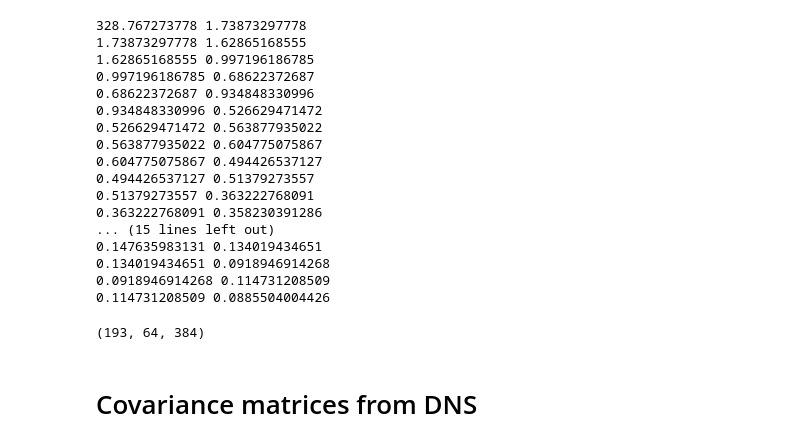
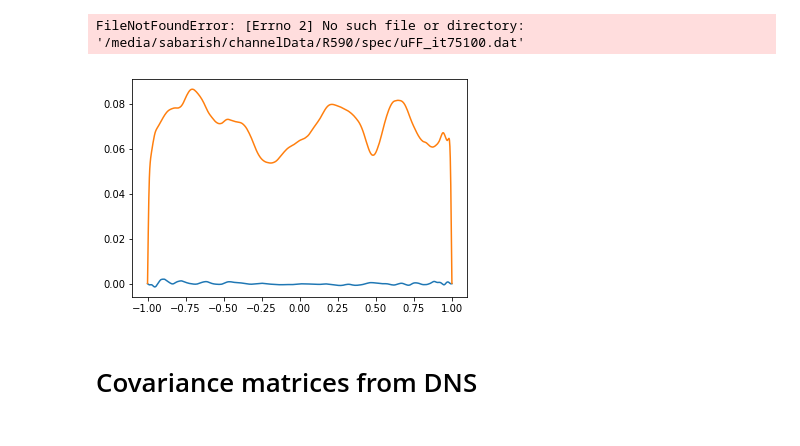
Before and after one commit to saba-vadarevu/Linear-Coherent-Structures-in-Channel-flows, a Jupyter notebook: library/statisticCompletion.ipynb, the cells around one changed output. Saved outputs shown, nothing was run; the diff lists cells and outputs as text; code cells hidden in the pictures.

```diff
--- a/library/statisticCompletion.ipynb
+++ b/library/statisticCompletion.ipynb
@@ -17,43 +76,26 @@ libDir = '/home/svadarevu/gitwork/linear/library/'
 os.chdir(libDir)
 %run test_minimize.py
 os.chdir(specDataDir)
-# %%
-os.chdir()
-tRange = np.arange(40000, 75000,500)
-uFiles = ['uFF_it%s.dat'%t for t in tRange]
-U = np.zeros(384)
-for fInd in range(len(uFiles)):
-    uff = miscUtil.bin2arr(uFiles[fInd])
-    U += np.real(uff[0,0])
-U = U/len(uFiles)
-np.save('')
-# %%
-os.chdir(specDataDir)
-uff = miscUtil.bin2arr('uFF_it64850.dat')
-for l in range(31):
-    print(np.linalg.norm(np.conj(uff[l,0]) ),np.linalg.norm(np.conj(uff[97+l,0]) ))
-# %% [output]
-328.767273778 1.73873297778
-1.73873297778 1.62865168555
-1.62865168555 0.997196186785
-0.997196186785 0.68622372687
-0.68622372687 0.934848330996
-0.934848330996 0.526629471472
-0.526629471472 0.563877935022
-0.563877935022 0.604775075867
-0.604775075867 0.494426537127
-0.494426537127 0.51379273557
-0.51379273557 0.363222768091
-0.363222768091 0.358230391286
-... (15 lines left out)
-0.147635983131 0.134019434651
-0.134019434651 0.0918946914268
-0.0918946914268 0.114731208509
-0.114731208509 0.0885504004426
-# %%
-uff.shape
-# %% [output]
-(193, 64, 384)
+# %%
+uff0 = miscUtil.bin2arr(specDataDir+'uFF_it45000.dat')
+uffRealSum = uff0.copy().real
+uffAbsSum = np.abs(uff0.copy())
+for t in range(45500,75500,100):
+    uff = miscUtil.bin2arr(specDataDir+'uFF_it%d.dat'%t)
+    uffRealSum += uff.real
+    uffAbsSum += np.abs(uff)
+uffRealSum = uffRealSum/301.
+uffAbsSum  = uffAbsSum/301.
+z = pseudo.chebdif(386,1)[0][1:-1]
+#plt.plot(z, uffRealSum, z, uffAbsSum)
+#plt.show()
+# %% [output]
+FileNotFoundError: [Errno 2] No such file or directory: '/media/sabarish/channelData/R590/spec/uFF_it75100.dat'
+# %%
+plt.plot(z, uffRealSum[2,0], z, uffAbsSum[2,0])
+plt.show()
+# %% [output]
+[figure, added]
 # %% [markdown]
 # Covariance matrices from DNS
 # %%
```
Also changed, not shown: parts of 9 cells of this notebook, 3 other files.
